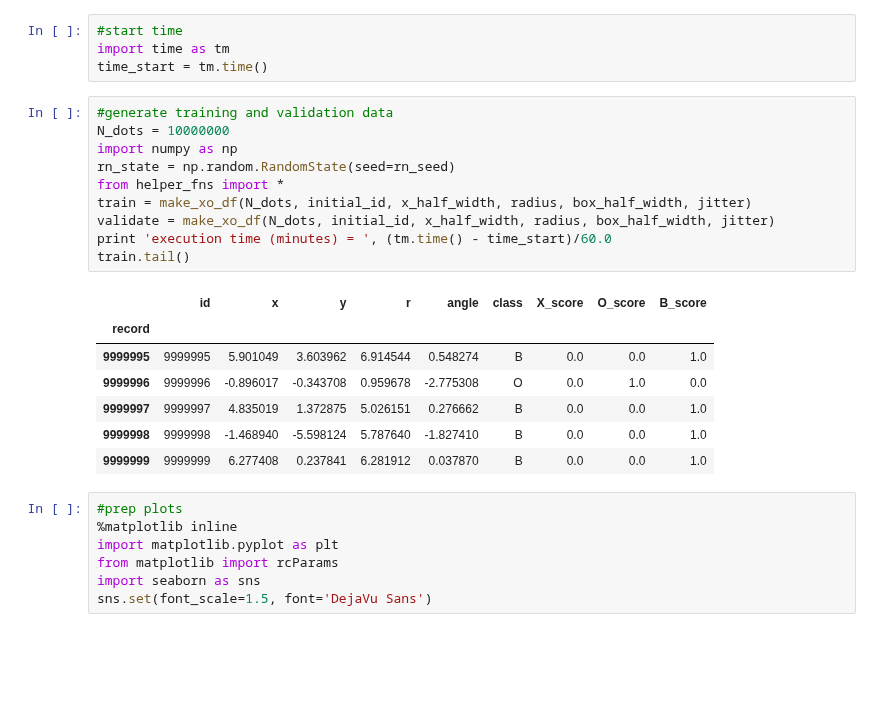
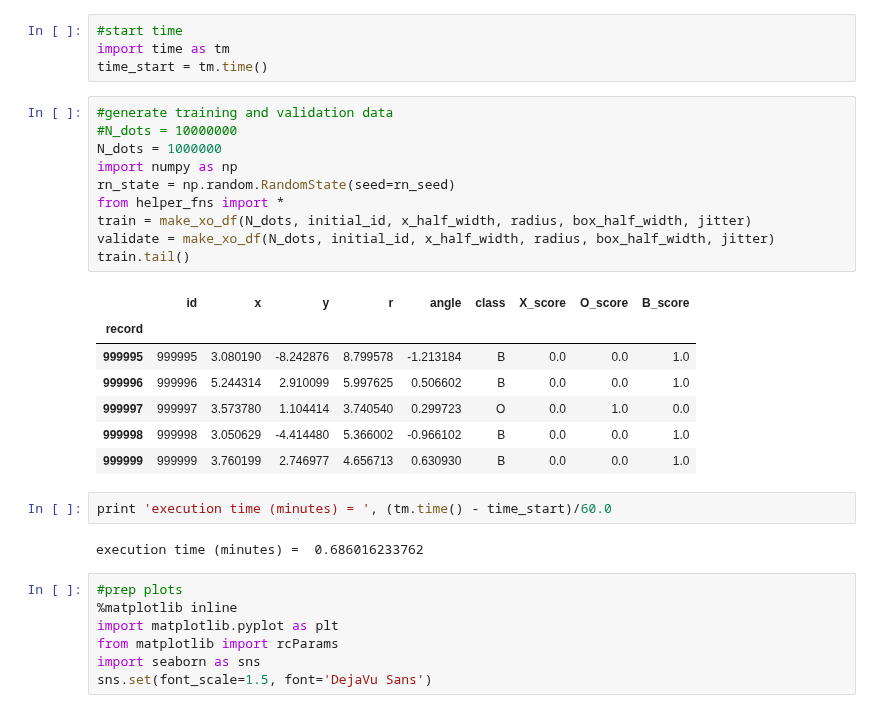
Before and after one commit to joehahn/exes-n-ohs, a Jupyter notebook: mlp_model.ipynb, the cells around one changed output. Drawn from its saved outputs; the diff is of its cells as text; blank space fills up the shorter version.

```diff
--- a/mlp_model.ipynb
+++ b/mlp_model.ipynb
@@ -20,22 +20,26 @@ import time as tm
 time_start = tm.time()
 # %%
 #generate training and validation data
-N_dots = 10000000
+#N_dots = 10000000
+N_dots = 1000000
 import numpy as np
 rn_state = np.random.RandomState(seed=rn_seed)
 from helper_fns import *
 train = make_xo_df(N_dots, initial_id, x_half_width, radius, box_half_width, jitter)
 validate = make_xo_df(N_dots, initial_id, x_half_width, radius, box_half_width, jitter)
-print 'execution time (minutes) = ', (tm.time() - time_start)/60.0
 train.tail()
 # %% [output]
 |  | id | x | y | r | angle | class | X_score | O_score | B_score |
 | record |  |  |  |  |  |  |  |  |  |
-| 9999995 | 9999995 | 5.901049 | 3.603962 | 6.914544 | 0.548274 | B | 0.0 | 0.0 | 1.0 |
-| 9999996 | 9999996 | -0.896017 | -0.343708 | 0.959678 | -2.775308 | O | 0.0 | 1.0 | 0.0 |
-| 9999997 | 9999997 | 4.835019 | 1.372875 | 5.026151 | 0.276662 | B | 0.0 | 0.0 | 1.0 |
-| 9999998 | 9999998 | -1.468940 | -5.598124 | 5.787640 | -1.827410 | B | 0.0 | 0.0 | 1.0 |
-| 9999999 | 9999999 | 6.277408 | 0.237841 | 6.281912 | 0.037870 | B | 0.0 | 0.0 | 1.0 |
+| 999995 | 999995 | 3.080190 | -8.242876 | 8.799578 | -1.213184 | B | 0.0 | 0.0 | 1.0 |
+| 999996 | 999996 | 5.244314 | 2.910099 | 5.997625 | 0.506602 | B | 0.0 | 0.0 | 1.0 |
+| 999997 | 999997 | 3.573780 | 1.104414 | 3.740540 | 0.299723 | O | 0.0 | 1.0 | 0.0 |
+| 999998 | 999998 | 3.050629 | -4.414480 | 5.366002 | -0.966102 | B | 0.0 | 0.0 | 1.0 |
+| 999999 | 999999 | 3.760199 | 2.746977 | 4.656713 | 0.630930 | B | 0.0 | 0.0 | 1.0 |
+# %%
+print 'execution time (minutes) = ', (tm.time() - time_start)/60.0
+# %% [output]
+execution time (minutes) =  0.686016233762
 # %%
 #prep plots
 %matplotlib inline
```
Also changed, not shown: parts of 13 cells of this notebook, 3 other files.
